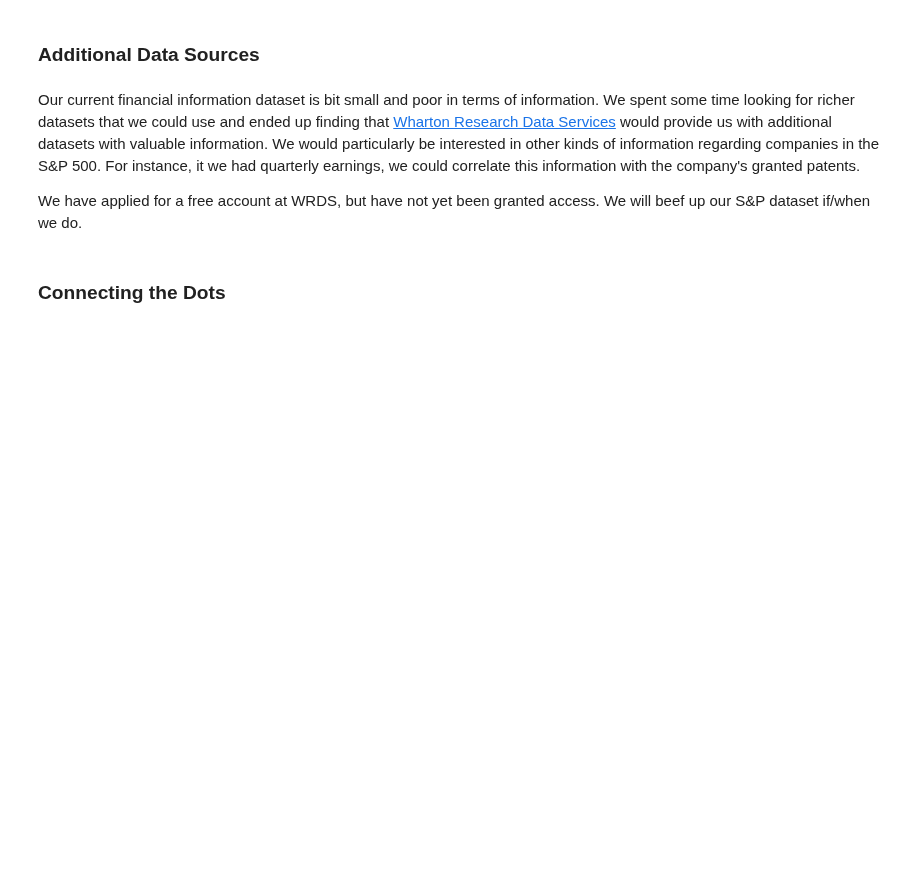
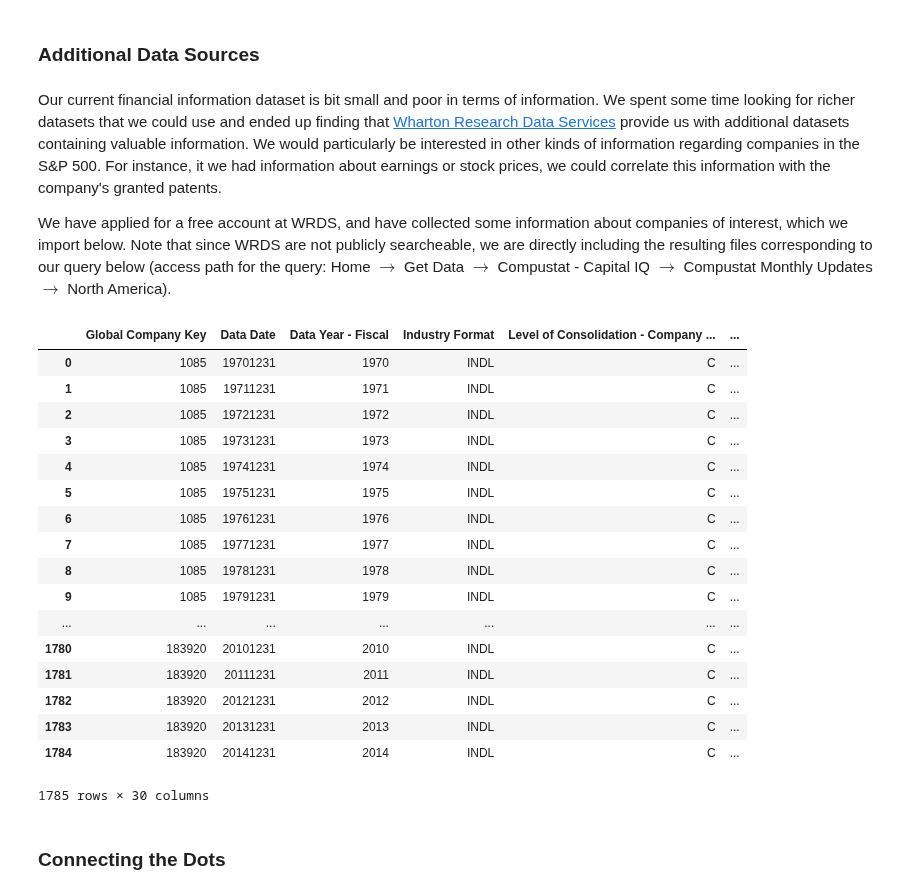
Before and after one commit to mosimann/ADA, a Jupyter notebook: Project/Project.ipynb, the cells around one changed output. Drawn from its saved outputs; the diff is of its cells as text; code cells hidden in the pictures; blank space fills up the shorter version.

```diff
--- a/Project/Project.ipynb
+++ b/Project/Project.ipynb
@@ -322,9 +322,34 @@ sp500.to_csv(SP500_TOP10_PATH)
 # %% [markdown]
 ### Additional Data Sources
 # %% [markdown]
-Our current financial information dataset is bit small and poor in terms of information. We spent some time looking for richer datasets that we could use and ended up finding that [Wharton Research Data Services](https://wrds-web.wharton.upenn.edu/wrds/) would provide us with additional datasets with valuable information. We would particularly be interested in other kinds of information regarding companies in the S&P 500. For instance, it we had quarterly earnings, we could correlate this information with the company's granted patents.
+Our current financial information dataset is bit small and poor in terms of information. We spent some time looking for richer datasets that we could use and ended up finding that [Wharton Research Data Services](https://wrds-web.wharton.upenn.edu/wrds/) provide us with additional datasets containing valuable information. We would particularly be interested in other kinds of information regarding companies in the S&P 500. For instance, it we had information about earnings or stock prices, we could correlate this information with the company's granted patents.
 
-We have applied for a free account at WRDS, but have not yet been granted access. We will beef up our S&P dataset if/when we do.
+We have applied for a free account at WRDS, and have collected some information about companies of interest, which we import below. Note that since WRDS are not publicly searcheable, we are directly including the resulting files corresponding to our query below (access path for the query: Home $\rightarrow$ Get Data $\rightarrow$ Compustat - Capital IQ $\rightarrow$ Compustat Monthly Updates $\rightarrow$ North America).
+# %%
+WRDS_COMPANY_FUNDAMENTALS_PATH = DATA_PATH + '/' + 'wrds' + '/' + 'compustat_fundamentals.xlsx'
+# %%
+company_fundamentals = pd.read_excel(WRDS_COMPANY_FUNDAMENTALS_PATH)
+# %%
+company_fundamentals
+# %% [output]
+|  | Global Company Key | Data Date | Data Year - Fiscal | Industry Format | Level of Consolidation - Company ... | ... |
+| 0 | 1085 | 19701231 | 1970 | INDL | C | ... |
+| 1 | 1085 | 19711231 | 1971 | INDL | C | ... |
+| 2 | 1085 | 19721231 | 1972 | INDL | C | ... |
+| 3 | 1085 | 19731231 | 1973 | INDL | C | ... |
+| 4 | 1085 | 19741231 | 1974 | INDL | C | ... |
+| 5 | 1085 | 19751231 | 1975 | INDL | C | ... |
+| 6 | 1085 | 19761231 | 1976 | INDL | C | ... |
+| 7 | 1085 | 19771231 | 1977 | INDL | C | ... |
+| 8 | 1085 | 19781231 | 1978 | INDL | C | ... |
+| 9 | 1085 | 19791231 | 1979 | INDL | C | ... |
+| ... | ... | ... | ... | ... | ... | ... |
+| 1780 | 183920 | 20101231 | 2010 | INDL | C | ... |
+| 1781 | 183920 | 20111231 | 2011 | INDL | C | ... |
+| 1782 | 183920 | 20121231 | 2012 | INDL | C | ... |
+| 1783 | 183920 | 20131231 | 2013 | INDL | C | ... |
+| 1784 | 183920 | 20141231 | 2014 | INDL | C | ... |
+1785 rows × 30 columns
 # %% [markdown]
 ### Connecting the Dots
 # %% [markdown]
```
Also changed, not shown: 1 other file.
